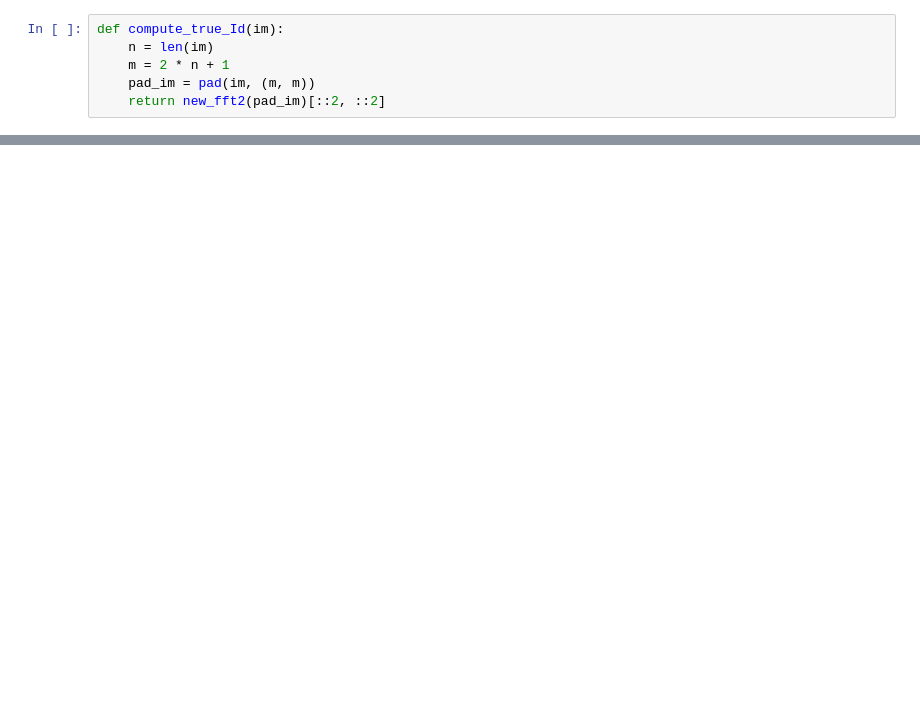
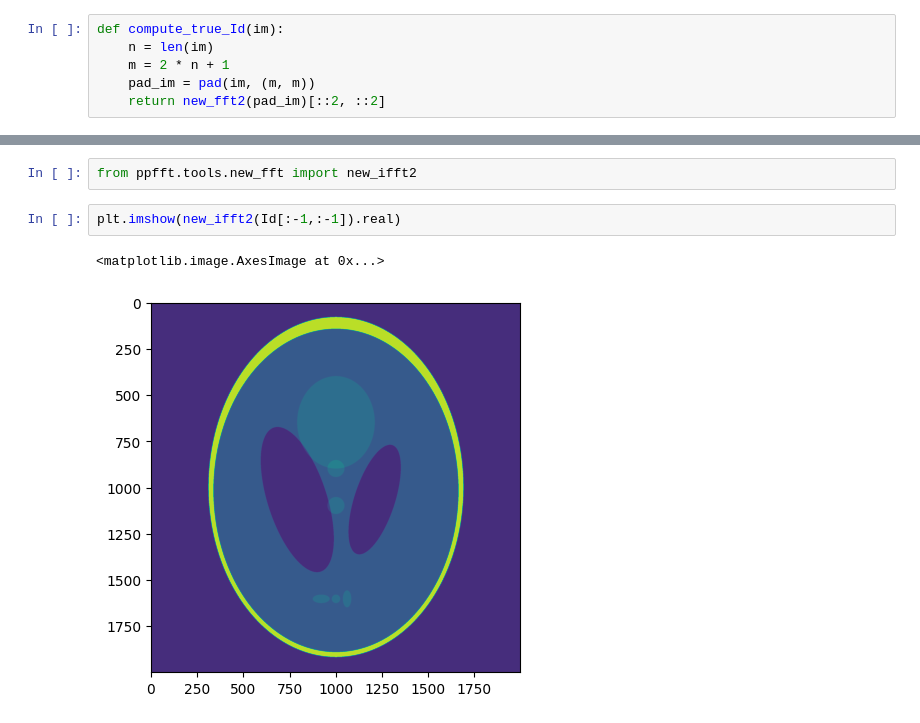
Before and after one commit to Loris0/ppfft, a Jupyter notebook: notebooks/fast_direct_inverse.ipynb, the cells around one changed output, grey strips where cells are left out. Saved outputs shown, nothing was run; the diff lists cells and outputs as text; blank space fills up the shorter version.

Commit message:
New ppfft definition + related functions

```diff
--- a/notebooks/fast_direct_inverse.ipynb
+++ b/notebooks/fast_direct_inverse.ipynb
@@ -136,0 +159,7 @@ plt.colorbar()
+# %%
+from ppfft.tools.new_fft import new_ifft2
+# %%
+plt.imshow(new_ifft2(Id[:-1,:-1]).real)
+# %% [output]
+<matplotlib.image.AxesImage at 0x...>
+[figure, added]
```
Also changed, not shown: parts of 7 cells of this notebook, 17 other files.
